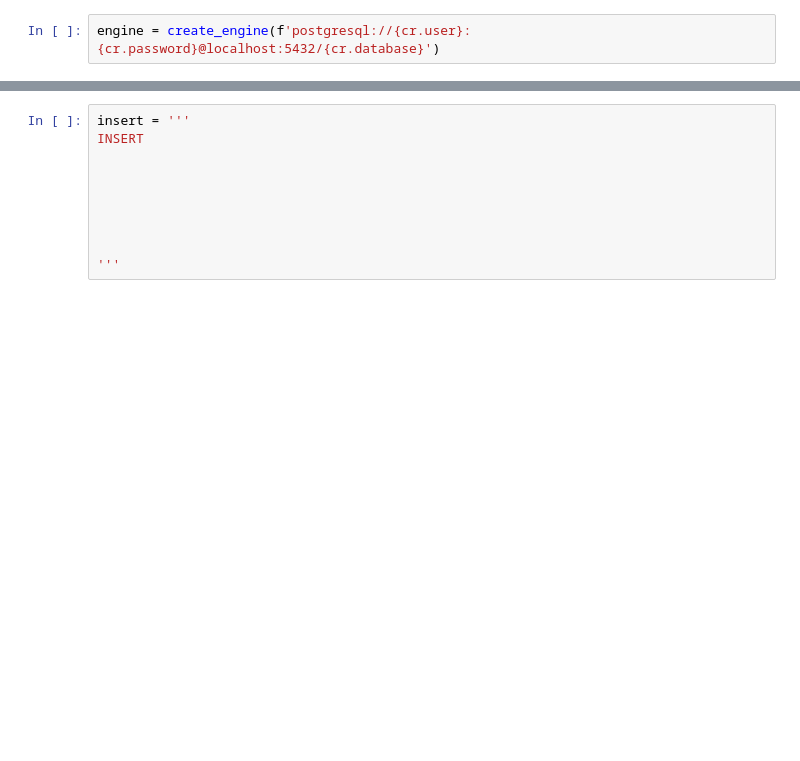
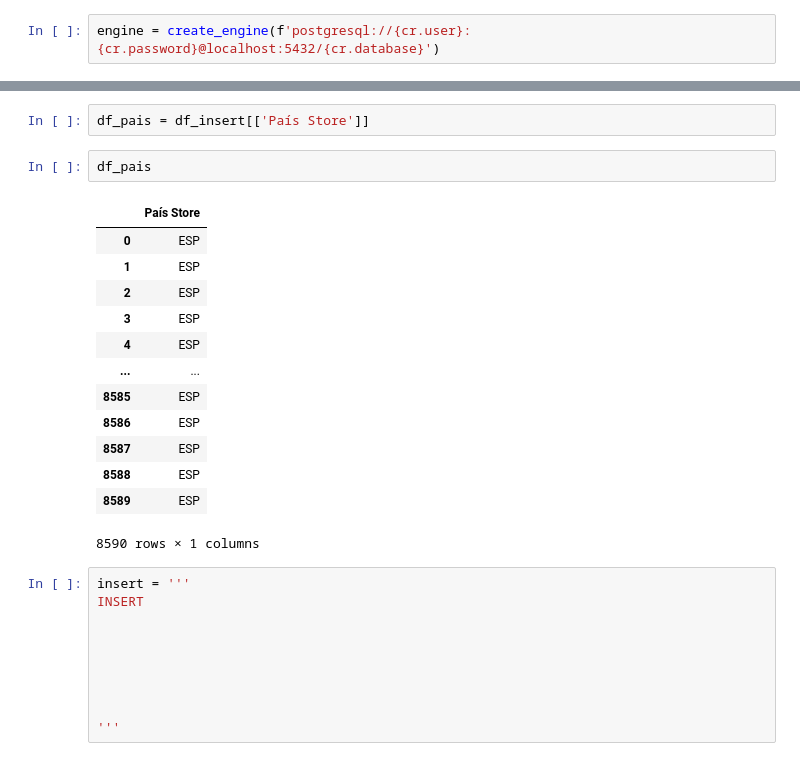
Before and after one commit to svalencia-romero/GamePriceTracker, a Jupyter notebook: notebooks/memoria_v1.ipynb, the cells around one changed output, grey strips where cells are left out. Cells and saved outputs as stored; diff of their text form; blank space fills up the shorter version.

```diff
--- a/notebooks/memoria_v1.ipynb
+++ b/notebooks/memoria_v1.ipynb
@@ -1186,3 +1222,21 @@ df_insert = pd.read_csv('../')
+# %%
+df_pais = df_insert[['País Store']]
+# %%
+df_pais
+# %% [output]
+|  | País Store |
+| 0 | ESP |
+| 1 | ESP |
+| 2 | ESP |
+| 3 | ESP |
+| 4 | ESP |
+| ... | ... |
+| 8585 | ESP |
+| 8586 | ESP |
+| 8587 | ESP |
+| 8588 | ESP |
+| 8589 | ESP |
+8590 rows × 1 columns
 # %%
 insert = '''
 INSERT
```
Also changed, not shown: parts of 4 cells of this notebook, 1 other file.
